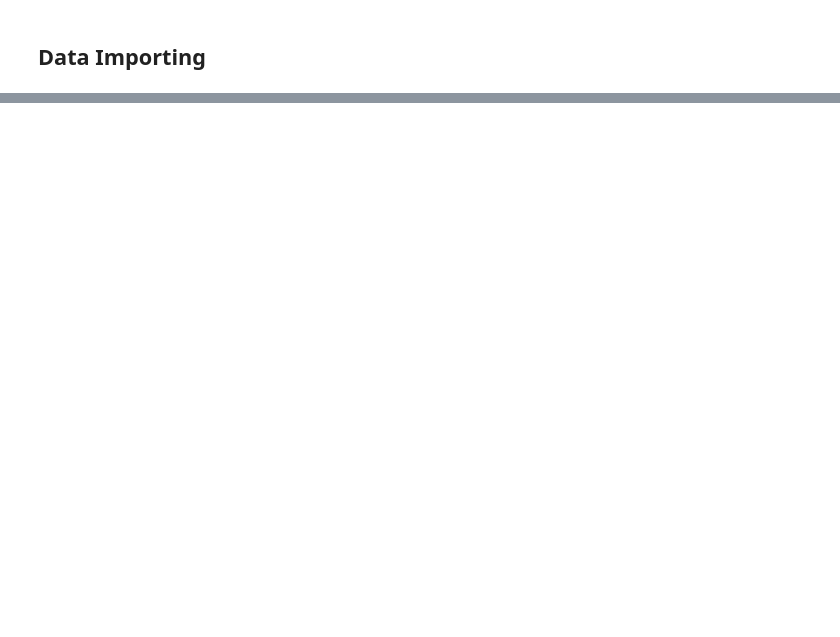
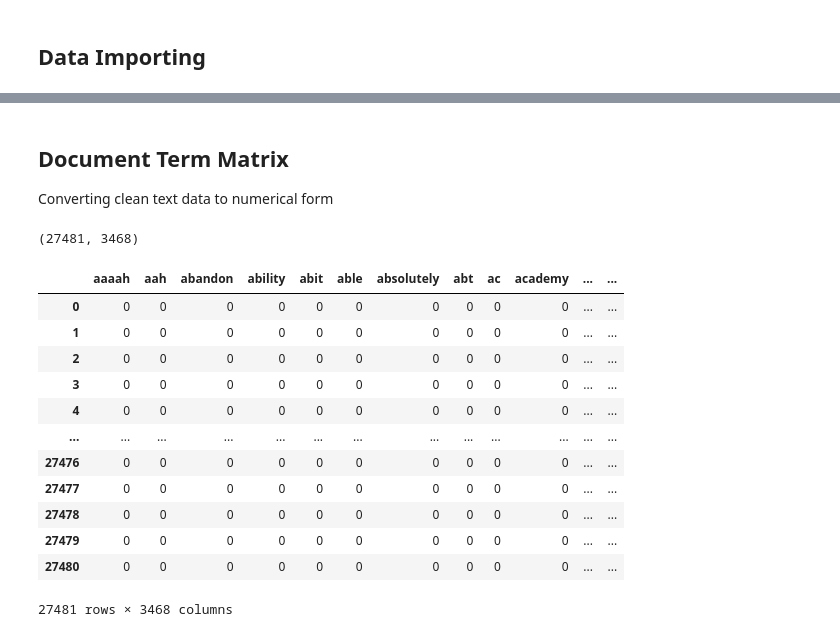
Before and after one commit to Sneha-sharma26/MLwithPy, a Jupyter notebook: NLP_preprocessing.ipynb, the cells around one changed output, grey strips where cells are left out. Saved outputs shown, nothing was run; the diff lists cells and outputs as text; code cells hidden in the pictures; blank space fills up the shorter version.

```diff
--- a/NLP_preprocessing.ipynb
+++ b/NLP_preprocessing.ipynb
@@ -54,0 +273,3 @@ NameError: name 'pd' is not defined
+# %%
+twitter_data["tweet_cleaned_Regex"]=twitter_data["After_Removing_Stopwords"].apply(lambda x:clean_with_re(x))
+twitter_data[["raw_tweet","tweet_cleaned_Regex"]].sample(10)
@@ -54,0 +495,26 @@ NameError: name 'pd' is not defined
+# %% [markdown]
+## Document Term Matrix
+
+Converting clean text data to numerical form
+# %%
+from sklearn.feature_extraction.text import CountVectorizer
+
+countvec1 = CountVectorizer(min_df= 5) #minimum word freq=5
+dtm_v1 = pd.DataFrame(countvec1.fit_transform(twitter_data['Final_Cleaned_Tweet_tokens']).toarray(), columns=countvec1.get_feature_names_out(), index=None)
+print(dtm_v1.shape)
+dtm_v1
+# %% [output]
+(27481, 3468)
+|  | aaaah | aah | abandon | ability | abit | able | absolutely | abt | ac | academy | ... | ... |
+| 0 | 0 | 0 | 0 | 0 | 0 | 0 | 0 | 0 | 0 | 0 | ... | ... |
+| 1 | 0 | 0 | 0 | 0 | 0 | 0 | 0 | 0 | 0 | 0 | ... | ... |
+| 2 | 0 | 0 | 0 | 0 | 0 | 0 | 0 | 0 | 0 | 0 | ... | ... |
+| 3 | 0 | 0 | 0 | 0 | 0 | 0 | 0 | 0 | 0 | 0 | ... | ... |
+| 4 | 0 | 0 | 0 | 0 | 0 | 0 | 0 | 0 | 0 | 0 | ... | ... |
+| ... | ... | ... | ... | ... | ... | ... | ... | ... | ... | ... | ... | ... |
+| 27476 | 0 | 0 | 0 | 0 | 0 | 0 | 0 | 0 | 0 | 0 | ... | ... |
+| 27477 | 0 | 0 | 0 | 0 | 0 | 0 | 0 | 0 | 0 | 0 | ... | ... |
+| 27478 | 0 | 0 | 0 | 0 | 0 | 0 | 0 | 0 | 0 | 0 | ... | ... |
+| 27479 | 0 | 0 | 0 | 0 | 0 | 0 | 0 | 0 | 0 | 0 | ... | ... |
+| 27480 | 0 | 0 | 0 | 0 | 0 | 0 | 0 | 0 | 0 | 0 | ... | ... |
+27481 rows × 3468 columns
```
Also changed, not shown: parts of 45 cells of this notebook.
